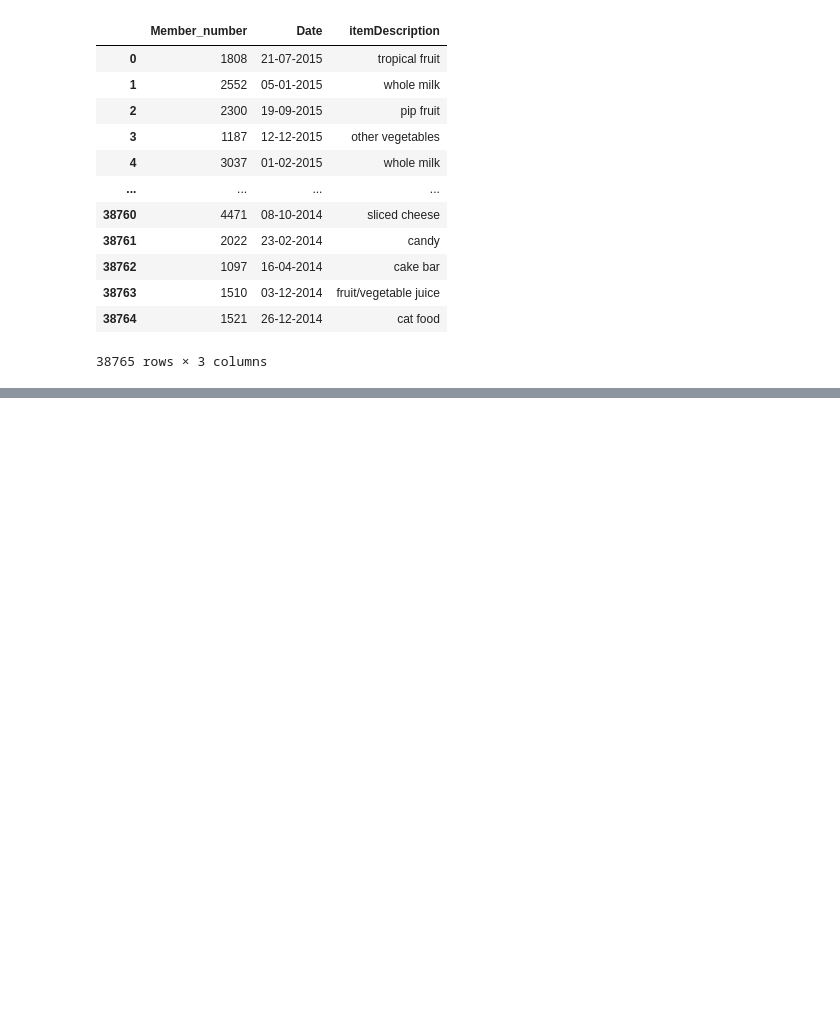
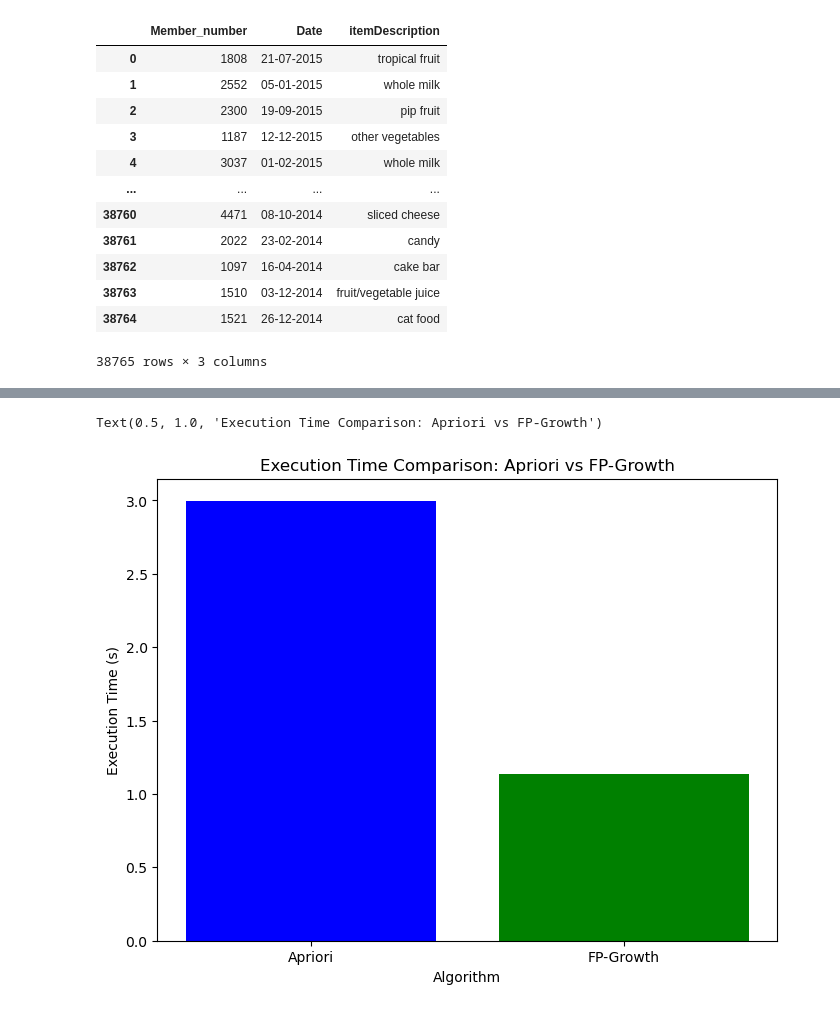
Before and after one commit to srinijalanda93/Machine-learning, a Jupyter notebook: 2448526_lab4.ipynb, the cells around one changed output, grey strips where cells are left out. Saved outputs shown, nothing was run; the diff lists cells and outputs as text; code cells hidden in the pictures; blank space fills up the shorter version.

```diff
--- a/2448526_lab4.ipynb
+++ b/2448526_lab4.ipynb
@@ -112,0 +73,41 @@ KeyError: 'Customer'
+# %%
+# Prepare to store the execution times
+apriori_time = None
+fpgrowth_time = None
+rules_fpgrowth = None
+rules_apriori = None
+
+# Run both algorithms concurrently and capture their execution times
+def run_and_store_apriori(df, min_support, metric, min_threshold):
+    global apriori_time
+    global rules_apriori
+    rules_apriori = apriori(df, min_support=min_support, use_colnames=True)
+    _, apriori_time = run_apriori(df, min_support, metric, min_threshold)
+
+def run_and_store_fpgrowth(df, min_support, metric, min_threshold):
+    global fpgrowth_time
+    global rules_fpgrowth
+    rules_fpgrowth = fpgrowth(df, min_support=min_support, use_colnames=True)
+    _, fpgrowth_time = run_fpgrowth(df, min_support, metric, min_threshold)
+
+apriori_thread = threading.Thread(target=run_and_store_apriori, args=(onehot_df, min_support, metric, min_threshold))
+fpgrowth_thread = threading.Thread(target=run_and_store_fpgrowth, args=(onehot_df, min_support, metric, min_threshold))
+
+apriori_thread.start()
+fpgrowth_thread.start()
+
+apriori_thread.join()
+fpgrowth_thread.join()
+# %%
+#Visualization of Execution Times
+execution_times = {'Algorithm': ['Apriori', 'FP-Growth'], 'Execution Time (s)': [apriori_time, fpgrowth_time]}
+execution_df = pd.DataFrame(execution_times)
+
+plt.figure(figsize=(8, 6))
+plt.bar(execution_df['Algorithm'], execution_df['Execution Time (s)'], color=['blue', 'green'])
+plt.xlabel('Algorithm')
+plt.ylabel('Execution Time (s)')
+plt.title('Execution Time Comparison: Apriori vs FP-Growth')
+# %% [output]
+Text(0.5, 1.0, 'Execution Time Comparison: Apriori vs FP-Growth')
+[figure, added]
```
Also changed, not shown: parts of 17 cells of this notebook.
